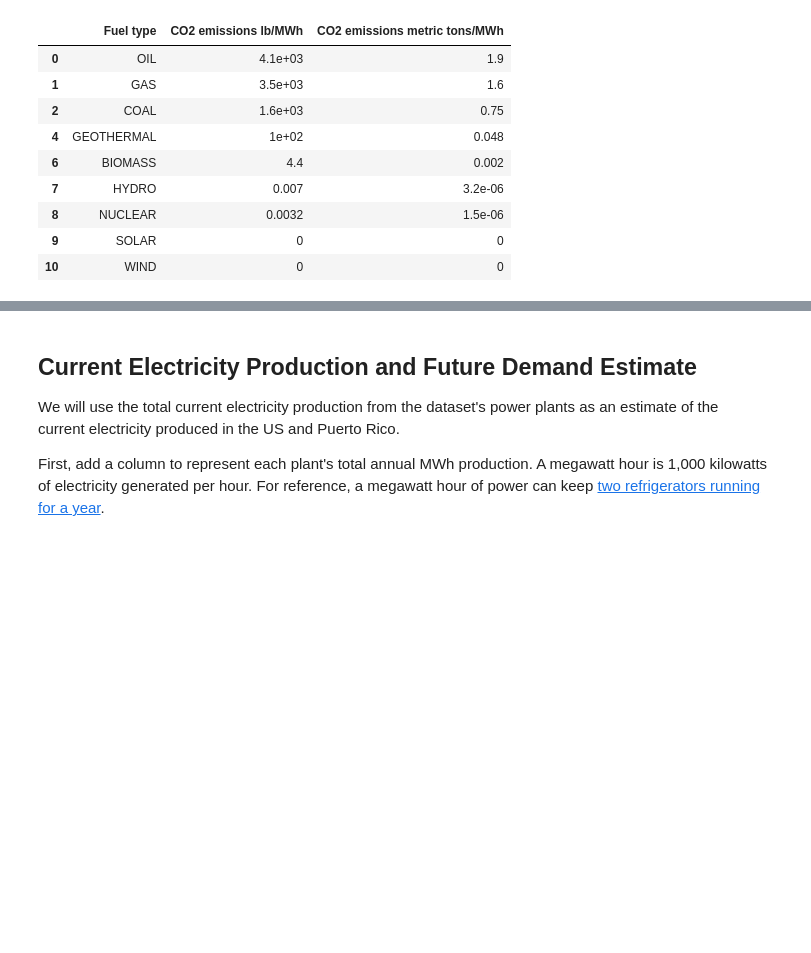
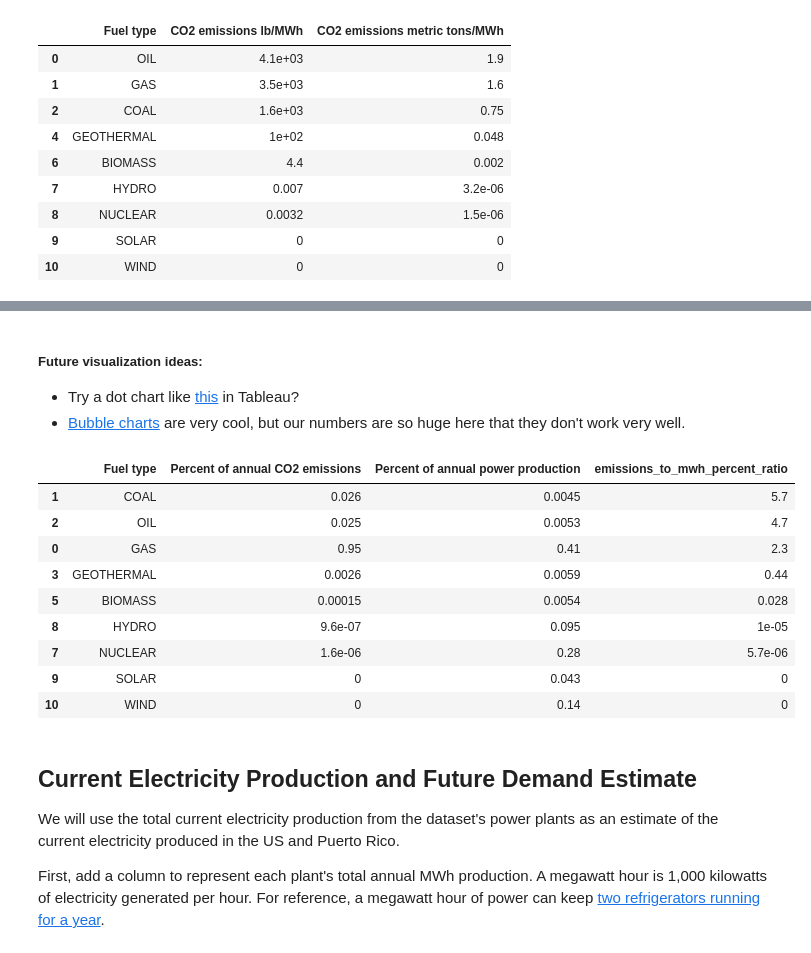
Before and after one commit to BenBagBag/egrid, a Jupyter notebook: How Green Is My Grid?.ipynb, the cells around one changed output, grey strips where cells are left out. Cells and saved outputs as stored; diff of their text form; code cells hidden in the pictures; blank space fills up the shorter version.

```diff
--- a/How Green Is My Grid?.ipynb
+++ b/How Green Is My Grid?.ipynb
@@ -321,0 +394,4 @@ percentage_emissions_and_production[~percentage_emissions_and_production['Fuel t
+# %% [markdown]
+##### Future visualization ideas:
+- Try a dot chart like [this](https://hbr.org/2016/01/how-to-make-extreme-numbers-resonate) in Tableau?
+- [Bubble charts](https://medium.com/@daython3/create-interactive-bubble-charts-with-bokeh-library-in-python-f40ba8677380) are very cool, but our numbers are so huge here that they don't work very well.
@@ -322,3 +402,18 @@ percentage_emissions_and_production[~percentage_emissions_and_production['Fuel t
+# %%
+percentage_emissions_and_production['emissions_to_mwh_percent_ratio'] = percentage_emissions_and_production['Percent of annual CO2 emissions'] / percentage_emissions_and_production['Percent of annual power production']
+
+percentage_emissions_and_production[['Fuel type', 'Percent of annual CO2 emissions', 'Percent of annual power production', 'emissions_to_mwh_percent_ratio']].sort_values(by='emissions_to_mwh_percent_ratio', ascending=False)
+# %% [output]
+|  | Fuel type | Percent of annual CO2 emissions | Percent of annual power production | emissions_to_mwh_percent_ratio |
+| 1 | COAL | 0.026 | 0.0045 | 5.7 |
+| 2 | OIL | 0.025 | 0.0053 | 4.7 |
+| 0 | GAS | 0.95 | 0.41 | 2.3 |
+| 3 | GEOTHERMAL | 0.0026 | 0.0059 | 0.44 |
+| 5 | BIOMASS | 0.00015 | 0.0054 | 0.028 |
+| 8 | HYDRO | 9.6e-07 | 0.095 | 1e-05 |
+| 7 | NUCLEAR | 1.6e-06 | 0.28 | 5.7e-06 |
+| 9 | SOLAR | 0 | 0.043 | 0 |
+| 10 | WIND | 0 | 0.14 | 0 |
 # %% [markdown]
 ## Current Electricity Production and Future Demand Estimate
 
```
Also changed, not shown: parts of 15 cells of this notebook, 1 other file.
